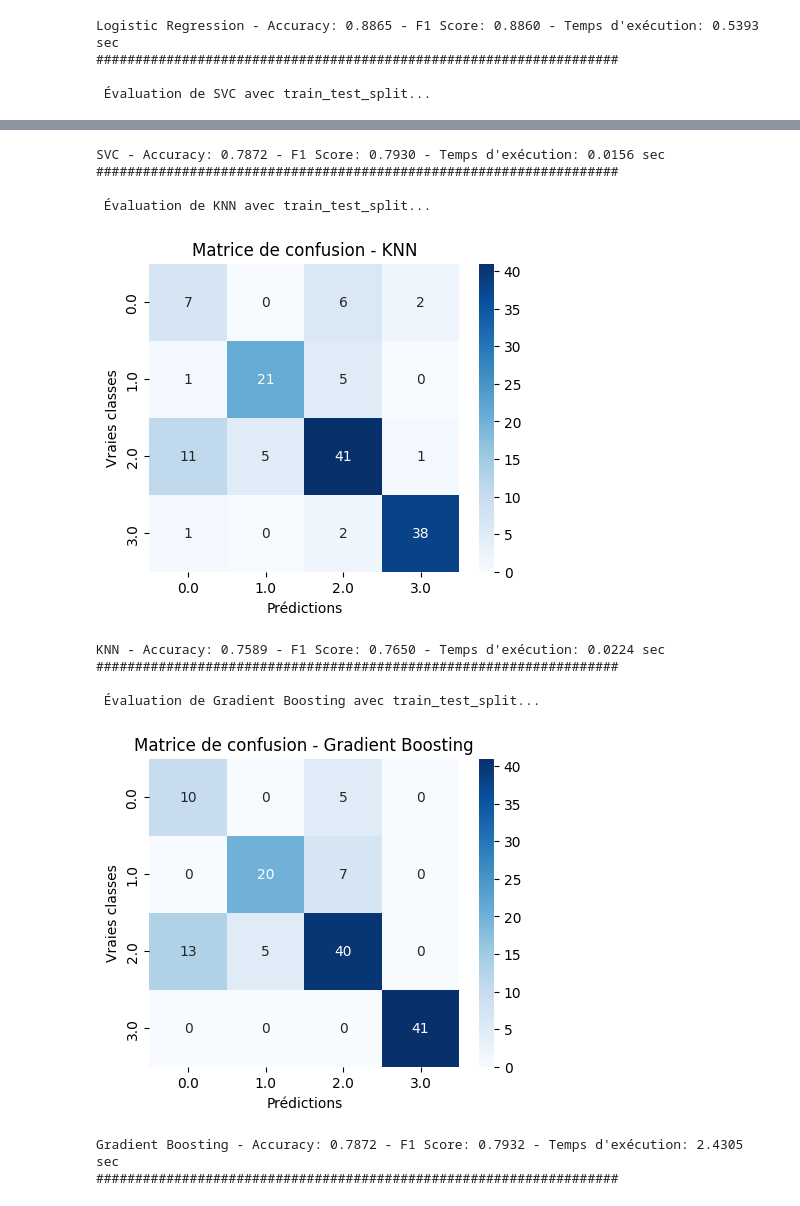
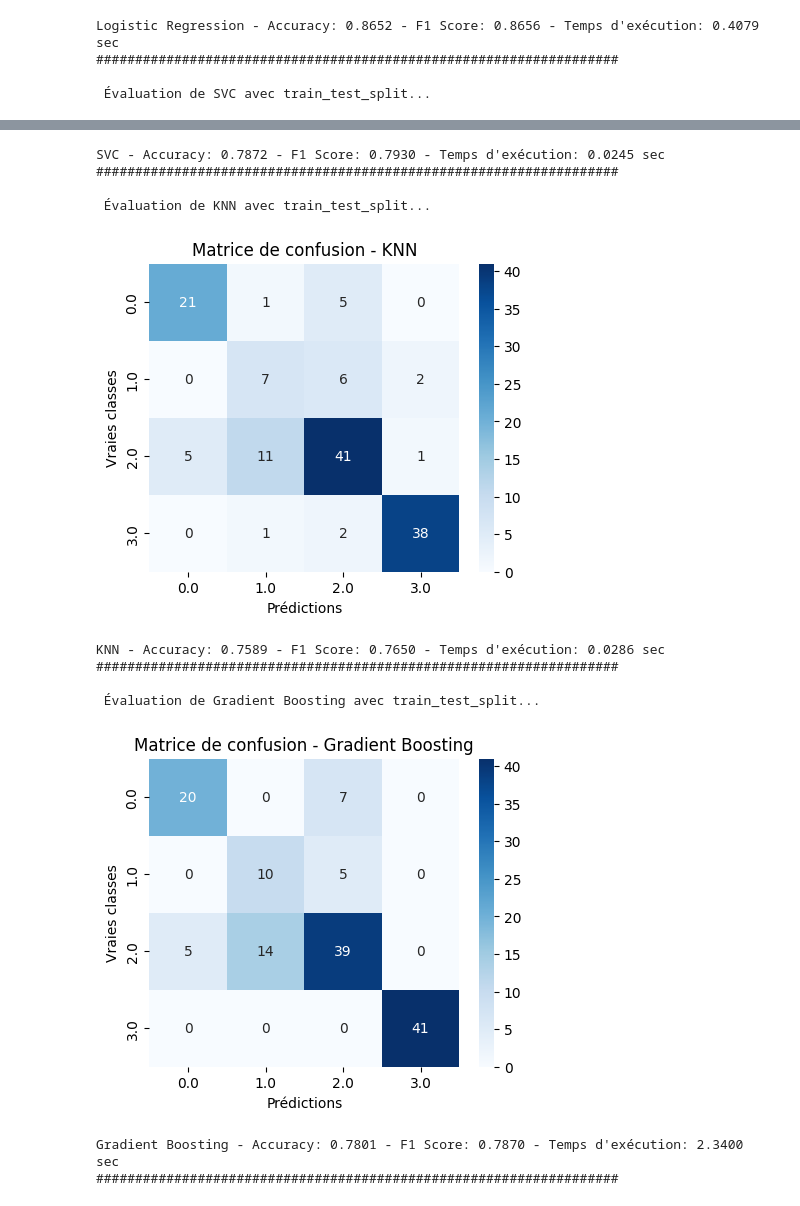
Before and after one commit to toubia-j/stage, a Jupyter notebook: simulated_data2/prediction.ipynb, the cells around one changed output, grey strips where cells are left out. Saved outputs shown, nothing was run; the diff lists cells and outputs as text; code cells hidden in the pictures.

```diff
--- a/simulated_data2/prediction.ipynb
+++ b/simulated_data2/prediction.ipynb
@@ -253,8 +279,8 @@ Gradient Boosting - Accuracy: 0.8904 - F1 Score: 0.8909 - Temps d'exécution: 31
 ###################################################################
 # %%
 print("*************************************************Prédiction de la  consommation de  climatisation en fonction de TEXT  à zurich et ses périphéries*************************************************")
-X = Text_combined_sev.drop(columns=["clusters"])
-y = Text_combined_sev["clusters"]
+X = Text_conso_cool_sev.drop(columns=["clusters"])
+y = Text_conso_cool_sev["clusters"]
 X_balanced, y_balanced = balance_clusters(X, y)
 X_train,X_test,y_train,y_test=train_test_split(X_balanced,y_balanced,test_size=0.2, random_state=42)
 results_split = evaluate_models_split(  X_train, X_test, y_train, y_test, models)
@@ -278,4 +304,4 @@ Please also refer to the documentation for alternative solver options:
-Logistic Regression - Accuracy: 0.8865 - F1 Score: 0.8860 - Temps d'exécution: 0.5393 sec
+Logistic Regression - Accuracy: 0.8652 - F1 Score: 0.8656 - Temps d'exécution: 0.4079 sec
 ###################################################################
 
  Évaluation de SVC avec train_test_split...
@@ -283,14 +309,14 @@ Logistic Regression - Accuracy: 0.8865 - F1 Score: 0.8860 - Temps d'exécution:
-SVC - Accuracy: 0.7872 - F1 Score: 0.7930 - Temps d'exécution: 0.0156 sec
+SVC - Accuracy: 0.7872 - F1 Score: 0.7930 - Temps d'exécution: 0.0245 sec
 ###################################################################
 
  Évaluation de KNN avec train_test_split...
-[figure, old version]
+[figure, new version]
-KNN - Accuracy: 0.7589 - F1 Score: 0.7650 - Temps d'exécution: 0.0224 sec
+KNN - Accuracy: 0.7589 - F1 Score: 0.7650 - Temps d'exécution: 0.0286 sec
 ###################################################################
 
  Évaluation de Gradient Boosting avec train_test_split...
-[figure, old version]
+[figure, new version]
-Gradient Boosting - Accuracy: 0.7872 - F1 Score: 0.7932 - Temps d'exécution: 2.4305 sec
+Gradient Boosting - Accuracy: 0.7801 - F1 Score: 0.7870 - Temps d'exécution: 2.3400 sec
 ###################################################################
 # %%
 print("*************************************************Prédiction de la  consommation de climatisation en fonction de TEXT à zurich et ses périphéries*************************************************")
```
Also changed, not shown: parts of 45 cells of this notebook, 3 other files.
